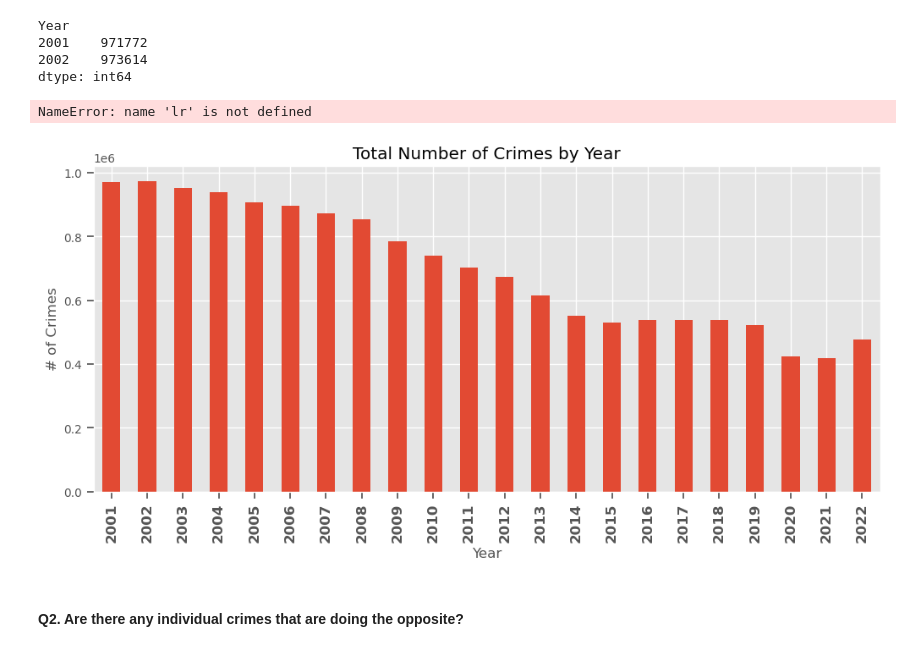
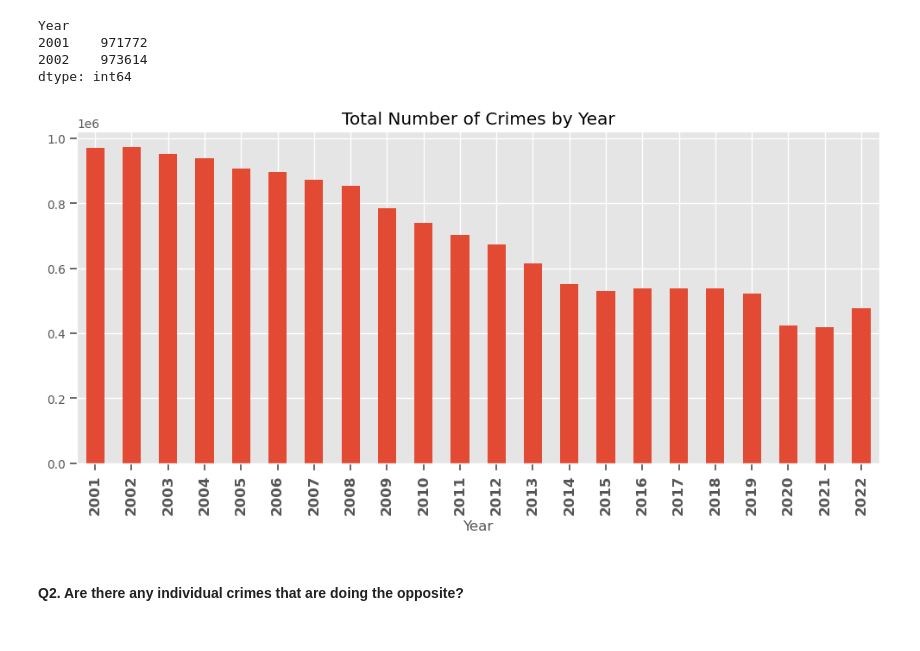
Before and after one commit to SeeBee8/Project-3, a Jupyter notebook: Part1-Chicago-Crime-Data-Copy1.ipynb, the cells around one changed output. Cells and saved outputs as stored; diff of their text form; code cells hidden in the pictures.

```diff
--- a/Part1-Chicago-Crime-Data-Copy1.ipynb
+++ b/Part1-Chicago-Crime-Data-Copy1.ipynb
@@ -376,15 +360,19 @@ Year
 2002    973614
 dtype: int64
 # %%
-ax = plt.figure(figsize=(12,5))
-ax= crimes_by_year.plot(kind='bar', legend=False,
-                              title='Total Number of Crimes by Year', ylabel='# of Crimes')
+fig,ax = plt.subplots(figsize=(12,5))
+
+crimes_by_year.plot(kind='bar', ax=ax, legend=False)
+
+ax.set_title('Total Number of Crimes by Year')
+ax.set_ylabel=('# of Crimes')
+
 ax.set_xticks(ax.get_xticks())
-ax.set_xticklabels(ax.get_xticklabels(),fontsize='large', fontweight='bold')
-ax.plot(crimes_by_year, lr.coef_*crimes_by_year+lr.intercept_, color='purple');
+ax.set_xticklabels(ax.get_xticklabels(),fontsize='large', rotation=90, fontweight='bold')
+
+plt.show();
 # %% [output]
-NameError: name 'lr' is not defined
-[figure, old version]
+[figure, new version]
 # %% [markdown]
 #### Q2.  Are there any individual crimes that are doing the opposite?
 # %%
```
Also changed, not shown: parts of 29 cells of this notebook.
